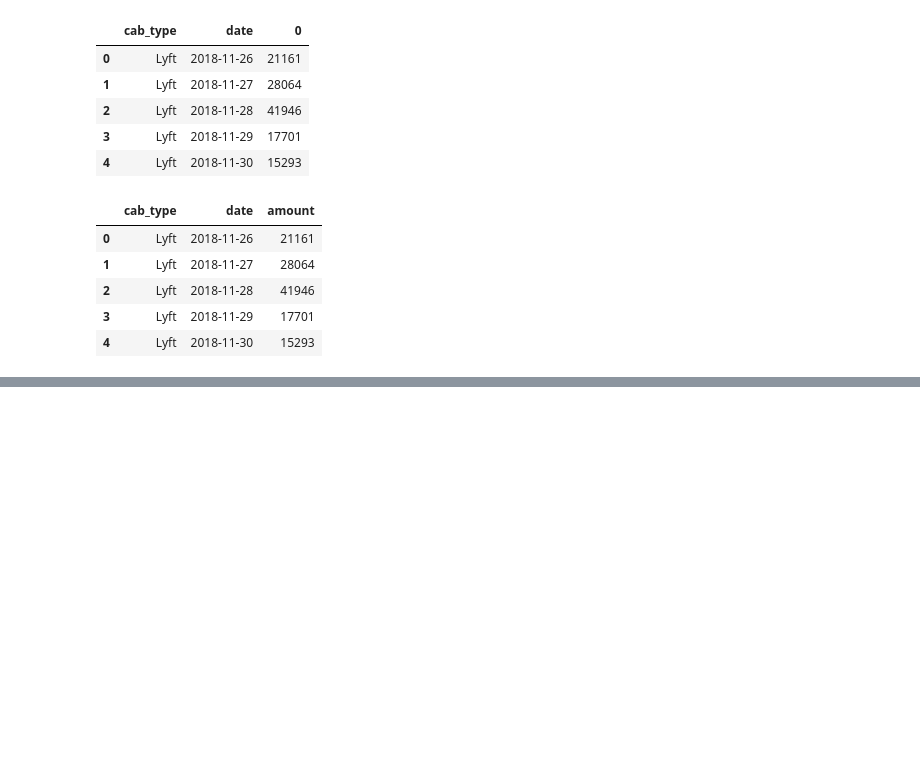
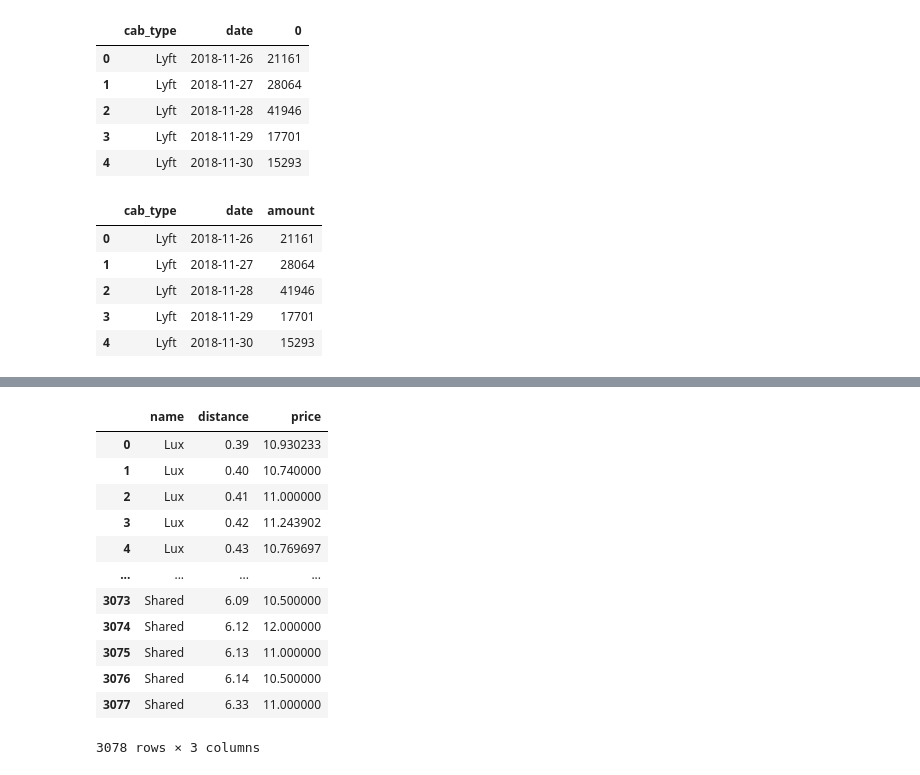
Before and after one commit to edgarp2017/Price-Trend-of-Riding-Apps, a Jupyter notebook: vis.ipynb, the cells around one changed output, grey strips where cells are left out. Saved outputs shown, nothing was run; the diff lists cells and outputs as text; code cells hidden in the pictures; blank space fills up the shorter version.

```diff
--- a/vis.ipynb
+++ b/vis.ipynb
@@ -234,0 +262,17 @@ fig.show()
+# %%
+df_lyft2 = df_lyft2.groupby(['name', 'distance'])['price'].mean().reset_index()
+df_lyft2
+# %% [output]
+|  | name | distance | price |
+| 0 | Lux | 0.39 | 10.930233 |
+| 1 | Lux | 0.40 | 10.740000 |
+| 2 | Lux | 0.41 | 11.000000 |
+| 3 | Lux | 0.42 | 11.243902 |
+| 4 | Lux | 0.43 | 10.769697 |
+| ... | ... | ... | ... |
+| 3073 | Shared | 6.09 | 10.500000 |
+| 3074 | Shared | 6.12 | 12.000000 |
+| 3075 | Shared | 6.13 | 11.000000 |
+| 3076 | Shared | 6.14 | 10.500000 |
+| 3077 | Shared | 6.33 | 11.000000 |
+3078 rows × 3 columns
```
Also changed, not shown: parts of 6 cells of this notebook.
